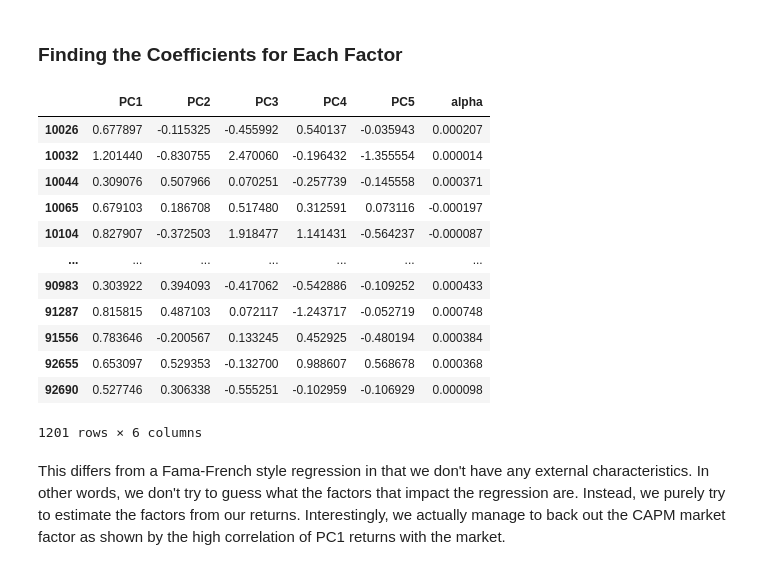
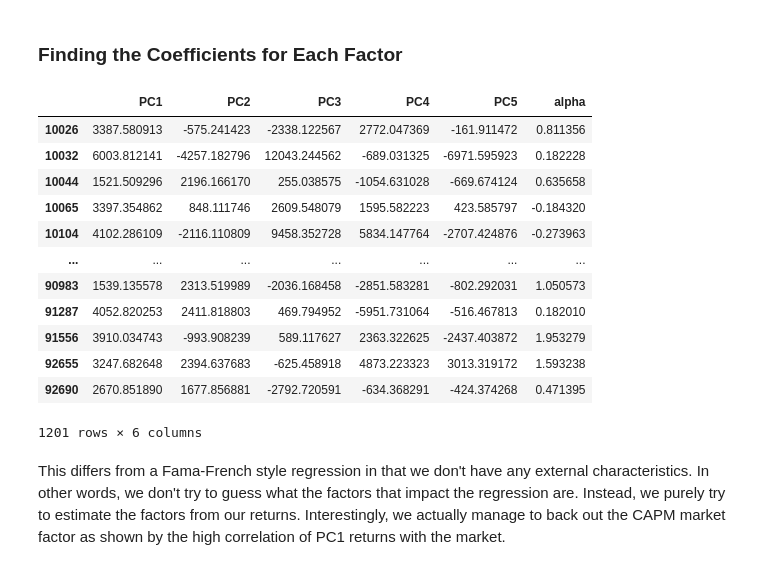
Before and after one commit to awang343/ml-for-finance, a Jupyter notebook: up_to_step_7.ipynb, the cells around one changed output. Drawn from its saved outputs; the diff is of its cells as text; code cells hidden in the pictures.

```diff
--- a/up_to_step_7.ipynb
+++ b/up_to_step_7.ipynb
@@ -11,11 +11,12 @@ PLOTS = True
 ### Load in Data and Normalize Scales
 # %%
 data = pd.read_csv("data/daily_ret_clean.csv").set_index("date")
+logdata = np.log(data + 1) # Get log returns
 stock_names = data.columns
 # %%
 from sklearn.preprocessing import StandardScaler
 scaler = StandardScaler()
-scaled = scaler.fit_transform(data)
+scaled = scaler.fit_transform(logdata)
 # %% [markdown]
 ### Perform PCA
 # %%
@@ -49,8 +43,10 @@ if PLOTS:
 ### Portfolio Weighting
 Your component mixtures are your portfolio weights
 # %%
-weights = components/data.std(axis=0)
-factor_returns = weights.dot(data.T) / len(stock_names)
+# We performed PCA on scaled returns so we need to scale our weights as well
+
+weights = components/logdata.std(axis=0)
+factor_returns = weights.dot(logdata.T) / len(stock_names)
 factor_returns
 # %% [output]
 | date | 2000-01-03 | 2000-01-04 | 2000-01-05 | 2000-01-06 | 2000-01-07 | 2000-01-10 | 2000-01-11 | 2000-01-12 | ... |
@@ -70,32 +66,32 @@ factor_returns.iloc[0].corr(market_returns)
 # %%
 from sklearn.linear_model import LinearRegression
 from sklearn.model_selection import train_test_split
 
 # Sample data
 X = factor_returns.T
-Y = data
+Y = logdata * 5000
 
 # Create a multi-output regression model
 model = LinearRegression()
 model.fit(X, Y)
 
 coefs = pd.DataFrame(model.coef_, index=data.columns, columns=X.columns)
 coefs["alpha"] = model.intercept_
 
 coefs
 # %% [output]
 |  | PC1 | PC2 | PC3 | PC4 | PC5 | alpha |
-| 10026 | 0.677897 | -0.115325 | -0.455992 | 0.540137 | -0.035943 | 0.000207 |
-| 10032 | 1.201440 | -0.830755 | 2.470060 | -0.196432 | -1.355554 | 0.000014 |
-| 10044 | 0.309076 | 0.507966 | 0.070251 | -0.257739 | -0.145558 | 0.000371 |
-| 10065 | 0.679103 | 0.186708 | 0.517480 | 0.312591 | 0.073116 | -0.000197 |
-| 10104 | 0.827907 | -0.372503 | 1.918477 | 1.141431 | -0.564237 | -0.000087 |
+| 10026 | 3387.580913 | -575.241423 | -2338.122567 | 2772.047369 | -161.911472 | 0.811356 |
+| 10032 | 6003.812141 | -4257.182796 | 12043.244562 | -689.031325 | -6971.595923 | 0.182228 |
+| 10044 | 1521.509296 | 2196.166170 | 255.038575 | -1054.631028 | -669.674124 | 0.635658 |
+| 10065 | 3397.354862 | 848.111746 | 2609.548079 | 1595.582223 | 423.585797 | -0.184320 |
+| 10104 | 4102.286109 | -2116.110809 | 9458.352728 | 5834.147764 | -2707.424876 | -0.273963 |
 | ... | ... | ... | ... | ... | ... | ... |
-| 90983 | 0.303922 | 0.394093 | -0.417062 | -0.542886 | -0.109252 | 0.000433 |
-| 91287 | 0.815815 | 0.487103 | 0.072117 | -1.243717 | -0.052719 | 0.000748 |
-| 91556 | 0.783646 | -0.200567 | 0.133245 | 0.452925 | -0.480194 | 0.000384 |
-| 92655 | 0.653097 | 0.529353 | -0.132700 | 0.988607 | 0.568678 | 0.000368 |
-| 92690 | 0.527746 | 0.306338 | -0.555251 | -0.102959 | -0.106929 | 0.000098 |
+| 90983 | 1539.135578 | 2313.519989 | -2036.168458 | -2851.583281 | -802.292031 | 1.050573 |
+| 91287 | 4052.820253 | 2411.818803 | 469.794952 | -5951.731064 | -516.467813 | 0.182010 |
+| 91556 | 3910.034743 | -993.908239 | 589.117627 | 2363.322625 | -2437.403872 | 1.953279 |
+| 92655 | 3247.682648 | 2394.637683 | -625.458918 | 4873.223323 | 3013.319172 | 1.593238 |
+| 92690 | 2670.851890 | 1677.856881 | -2792.720591 | -634.368291 | -424.374268 | 0.471395 |
 1201 rows × 6 columns
 # %% [markdown]
 This differs from a Fama-French style regression in that we don't have any external characteristics. In other words, we don't try to guess what the factors that impact the regression are. Instead, we purely try to estimate the factors from our returns. Interestingly, we actually manage to back out the CAPM market factor as shown by the high correlation of PC1 returns with the market.
```
Also changed, not shown: parts of 4 cells of this notebook.
